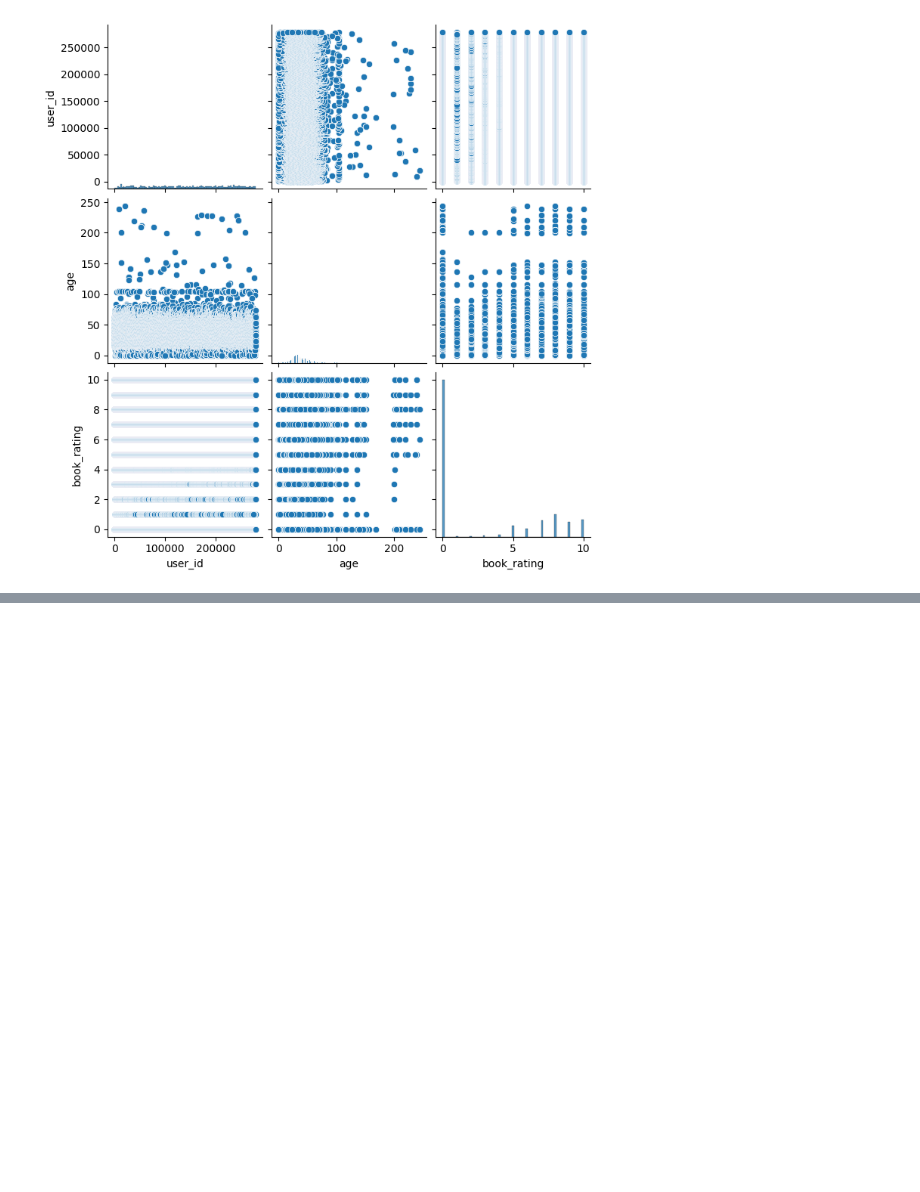
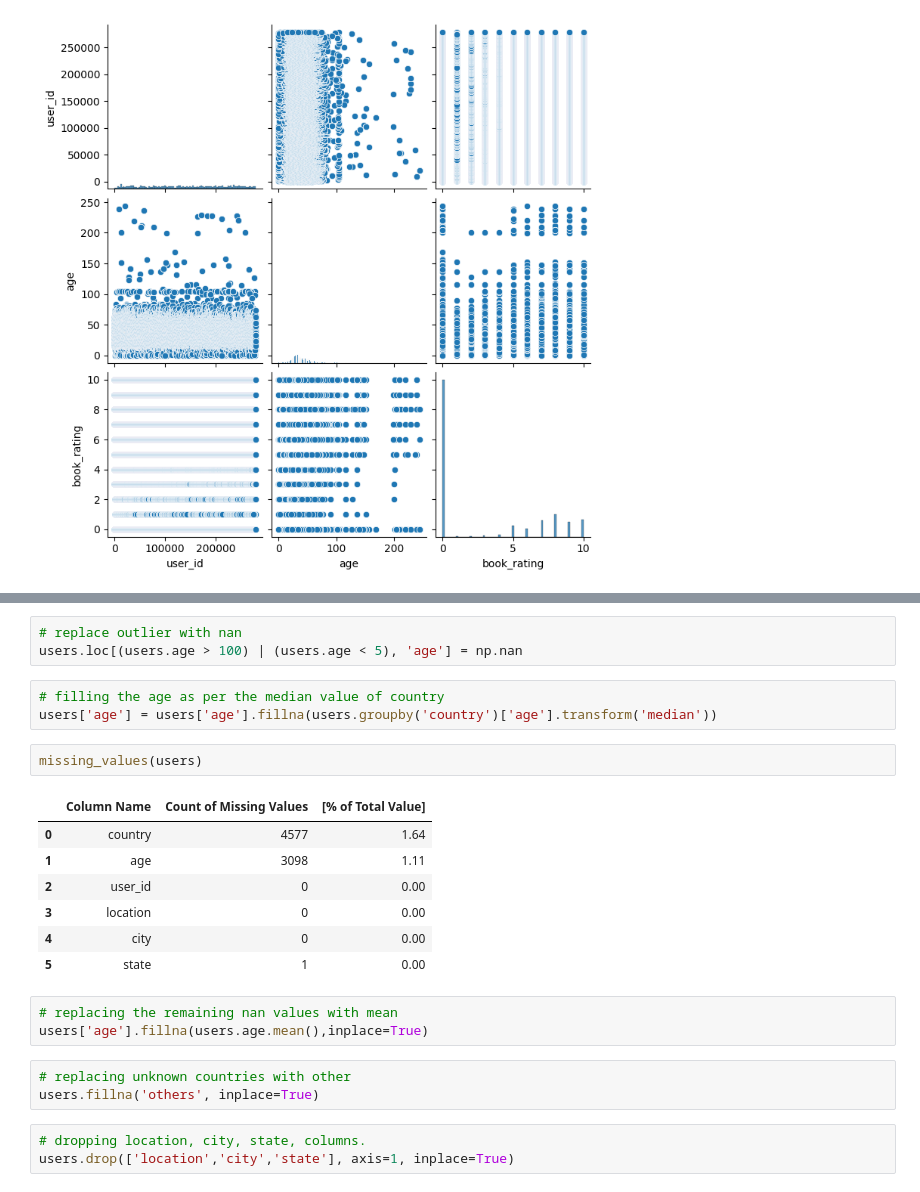
Before and after one commit to Gautamadarshi/Book-Recommendation-System, a Jupyter notebook: Book_Recommendendation_System.ipynb, the cells around one changed output, grey strips where cells are left out. Cells and saved outputs as stored; diff of their text form; blank space fills up the shorter version.

```diff
--- a/Book_Recommendendation_System.ipynb
+++ b/Book_Recommendendation_System.ipynb
@@ -764,0 +790,25 @@ plt.show()
+# %%
+# replace outlier with nan
+users.loc[(users.age > 100) | (users.age < 5), 'age'] = np.nan
+# %%
+# filling the age as per the median value of country
+users['age'] = users['age'].fillna(users.groupby('country')['age'].transform('median'))
+# %%
+missing_values(users)
+# %% [output]
+|  | Column Name | Count of Missing Values | [% of Total Value] |
+| 0 | country | 4577 | 1.64 |
+| 1 | age | 3098 | 1.11 |
+| 2 | user_id | 0 | 0.00 |
+| 3 | location | 0 | 0.00 |
+| 4 | city | 0 | 0.00 |
+| 5 | state | 1 | 0.00 |
+# %%
+# replacing the remaining nan values with mean
+users['age'].fillna(users.age.mean(),inplace=True)
+# %%
+# replacing unknown countries with other
+users.fillna('others', inplace=True)
+# %%
+# dropping location, city, state, columns.
+users.drop(['location','city','state'], axis=1, inplace=True)
```
Also changed, not shown: parts of 11 cells of this notebook.
